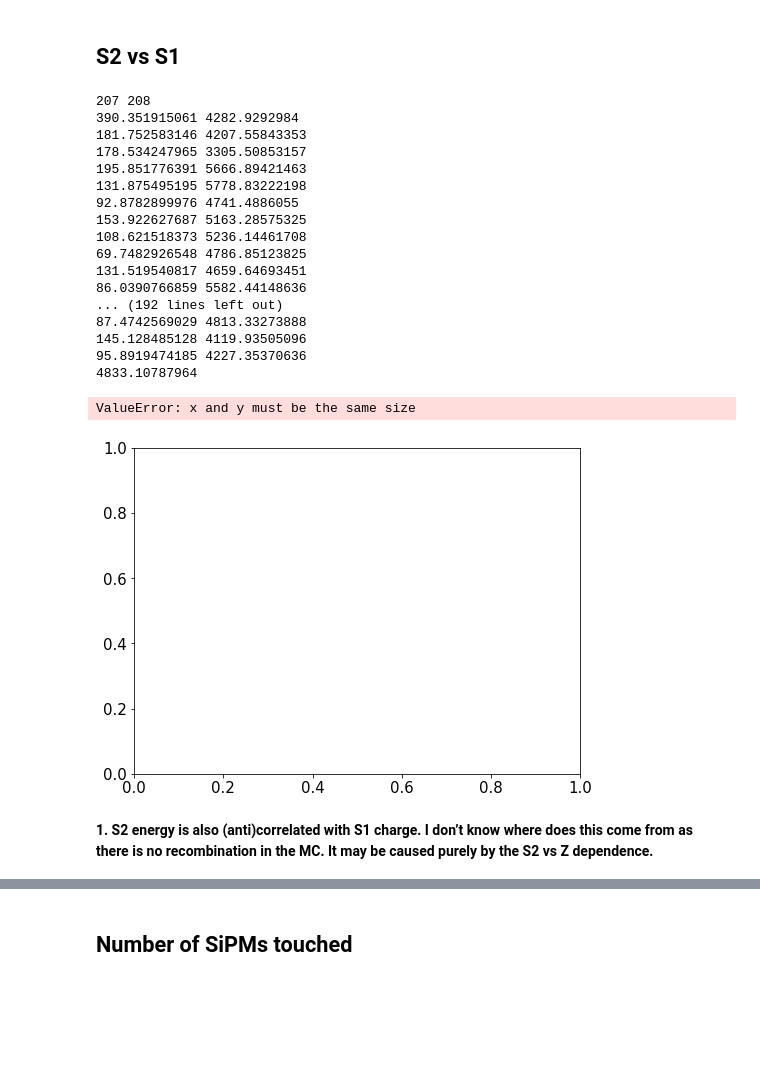
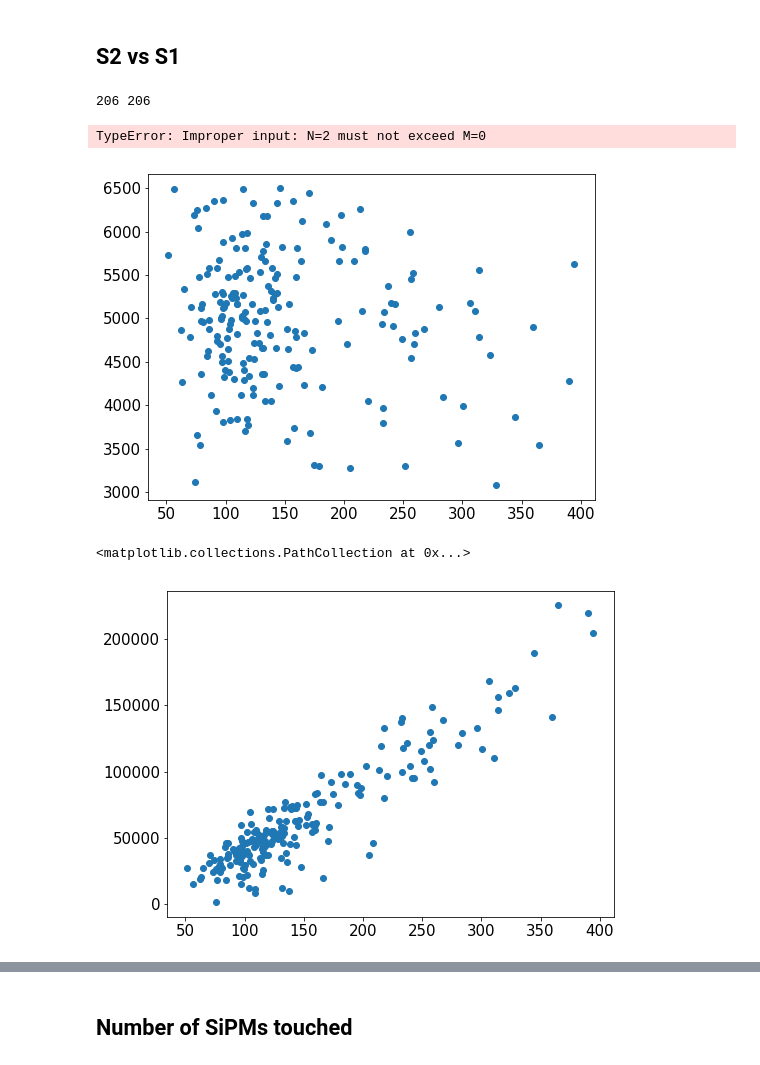
Before and after one commit to bpalmeiro/ICARO, a Jupyter notebook: invisible_cities/NaAna/Na22_MC.ipynb, the cells around one changed output, grey strips where cells are left out. Saved outputs shown, nothing was run; the diff lists cells and outputs as text; code cells hidden in the pictures; blank space fills up the shorter version.

```diff
--- a/invisible_cities/NaAna/Na22_MC.ipynb
+++ b/invisible_cities/NaAna/Na22_MC.ipynb
@@ -674,9 +731,6 @@ save("S2peak2area")
 # %%
 ################################
 print(len(s1i),len(s2i))
-for i in range(206):
-    print(s1i[i],s2i[i])
-print(s2i[207])
 scatter(s1i, s2i)
 x, y, _ = fitf.profileX(s1i, s2i, 100, (0, 20))
 plt.plot(x, y, profOpt)
@@ -688,26 +742,11 @@ plt.xlim(0, 20)
 plt.ylim(2e3, 8e3)
 save("S2vsS1")
 # %% [output]
-207 208
-390.351915061 4282.9292984
-181.752583146 4207.55843353
-178.534247965 3305.50853157
-195.851776391 5666.89421463
-131.875495195 5778.83222198
-92.8782899976 4741.4886055
-153.922627687 5163.28575325
-108.621518373 5236.14461708
-69.7482926548 4786.85123825
-131.519540817 4659.64693451
-86.0390766859 5582.44148636
-... (192 lines left out)
-87.4742569029 4813.33273888
-145.128485128 4119.93505096
-95.8919474185 4227.35370636
-4833.10787964
+206 206
-ValueError: x and y must be the same size
+TypeError: Improper input: N=2 must not exceed M=0
-[figure, old version]
+[figure, new version]
-# %% [markdown]
-<b>
-1. S2 energy is also (anti)correlated with S1 charge. I don’t know where does this come from as there is no recombination in the MC. It may be caused purely by the S2 vs Z dependence.
-</b>
+# %%
+scatter(s1i, data.noXRi)
+# %% [output]
+<matplotlib.collections.PathCollection at 0x...>
+[figure, added]
```
Also changed, not shown: parts of 25 cells of this notebook, 17 other files.
